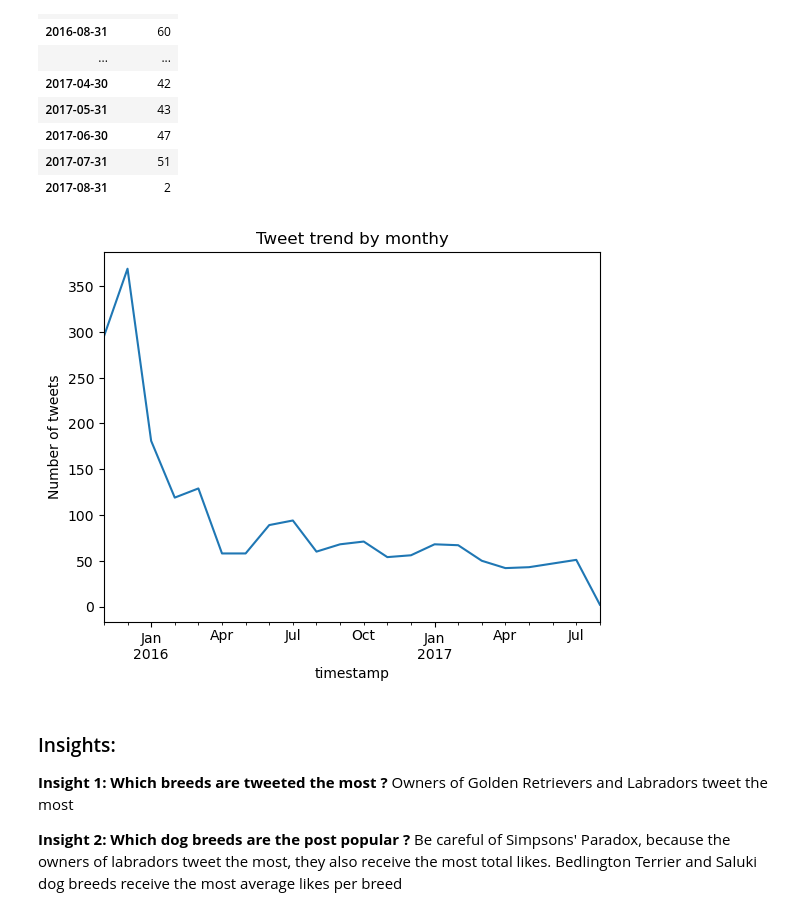
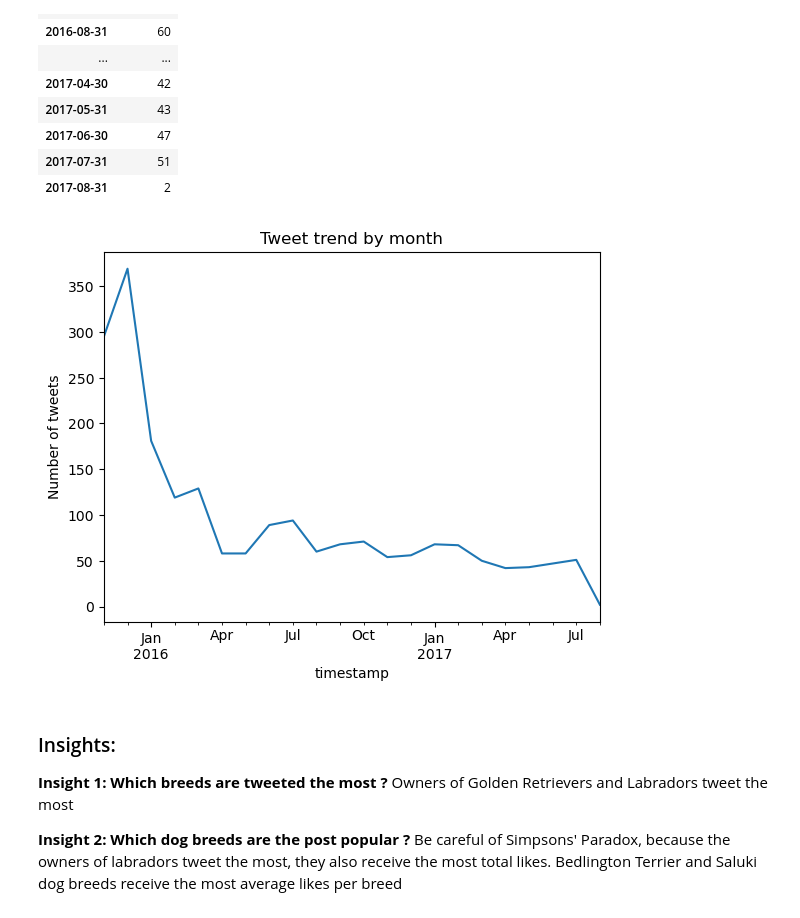
Before and after one commit to JuanitaSmith/WeRateDogs, a Jupyter notebook: notebooks/wrangle_act.ipynb, the cells around one changed output. Cells and saved outputs as stored; diff of their text form; code cells hidden in the pictures.

```diff
--- a/notebooks/wrangle_act.ipynb
+++ b/notebooks/wrangle_act.ipynb
@@ -1712,11 +1115,11 @@ twitter_timeseries
 # %%
 ax = twitter_timeseries.plot()
 ax.get_legend().remove()
-plt.title('Tweet trend by monthy')
+plt.title('Tweet trend by month')
 plt.ylabel('Number of tweets')
 plt.show()
 # %% [output]
-[figure, old version]
+[figure, new version]
 # %% [markdown]
 ### Insights:
 
```
Also changed, not shown: parts of 91 cells of this notebook, 8 other files.
